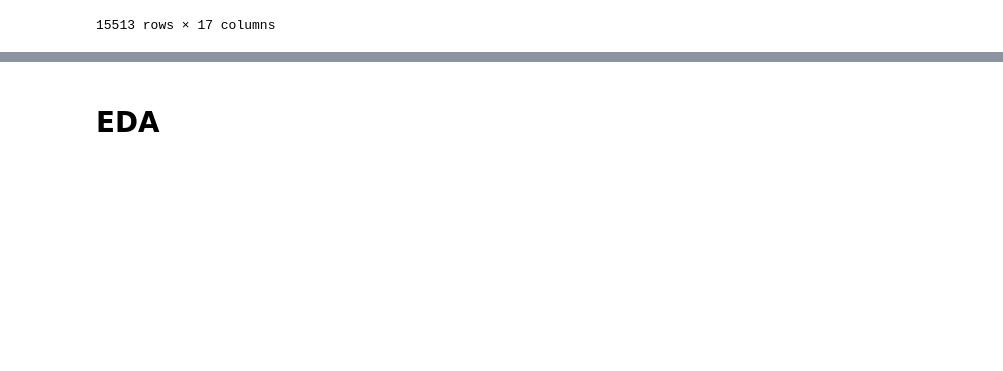
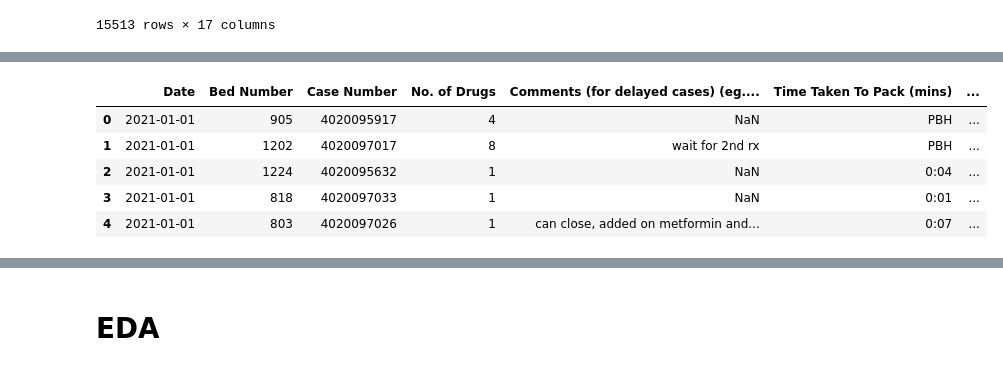
Before and after one commit to RoystonCXW/IS447---Smart-Healthcare, a Jupyter notebook: IS447/System/Data/Pharmacy Dept/Data Cleaning/MNH_Cleaning.ipynb, the cells around one changed output, grey strips where cells are left out. Drawn from its saved outputs; the diff is of its cells as text; code cells hidden in the pictures; blank space fills up the shorter version.

```diff
--- a/IS447/System/Data/Pharmacy Dept/Data Cleaning/MNH_Cleaning.ipynb
+++ b/IS447/System/Data/Pharmacy Dept/Data Cleaning/MNH_Cleaning.ipynb
@@ -422,7 +428,7 @@ df
 #df_filtered
 # %%
 tto_received = pd.to_datetime(df['Time TTO Received'].astype(str))
-tto_dispensed = pd.to_datetime(df[df['Time Taken to Reach Pt (mins)'] != 'NA']['Time TTO Dispensed'].astype(str))
+tto_dispensed = pd.to_datetime(df[df['Time Taken to Reach Pt (mins)'] != '']['Time TTO Dispensed'].astype(str))
 
 #df[df['Time Taken to Reach Pt (mins)'] == 'PBH']
 df['Overall Time Taken'] = tto_dispensed.sub(tto_received).dt.total_seconds().div(60)
@@ -453,9 +459,9 @@ See the caveats in the documentation: https://pandas.pydata.org/pandas-docs/stab
 # %%
 def f(row):
     if row['Overall Time Taken'] > 25:
-        val = 0
+        val = 'No'
     elif row['Overall Time Taken'] > 0 and row['Overall Time Taken'] <= 25:
-        val = 1
+        val = 'Yes'
     else:
         val = 'NA'
     return val
@@ -485,0 +514,4 @@ df
+# %%
+df["Time TTO Received"]  = pd.to_datetime(df["Time TTO Received"] , infer_datetime_format=True, errors='coerce')
+df["Time TTO Packing"]  = pd.to_datetime(df["Time TTO Packing"] , infer_datetime_format=True, errors='coerce')
+df["Time TTO Dispensed"]  = pd.to_datetime(df["Time TTO Dispensed"] , infer_datetime_format=True, errors='coerce')
@@ -485,0 +534,4 @@ df
+# %%
+df["Time TTO Received"]  = df['Time TTO Received'].dt.time
+df["Time TTO Packing"]  = df['Time TTO Packing'].dt.time
+df["Time TTO Dispensed"]  = df['Time TTO Dispensed'].dt.time
@@ -485,0 +554,9 @@ df
+# %%
+df.head()
+# %% [output]
+|  | Date | Bed Number | Case Number | No. of Drugs | Comments (for delayed cases) (eg.... | Time Taken To Pack (mins) | ... |
+| 0 | 2021-01-01 | 905 | 4020095917 | 4 | NaN | PBH | ... |
+| 1 | 2021-01-01 | 1202 | 4020097017 | 8 | wait for 2nd rx | PBH | ... |
+| 2 | 2021-01-01 | 1224 | 4020095632 | 1 | NaN | 0:04 | ... |
+| 3 | 2021-01-01 | 818 | 4020097033 | 1 | NaN | 0:01 | ... |
+| 4 | 2021-01-01 | 803 | 4020097026 | 1 | can close, added on metformin and... | 0:07 | ... |
```
Also changed, not shown: parts of 27 cells of this notebook, 1 other file.
